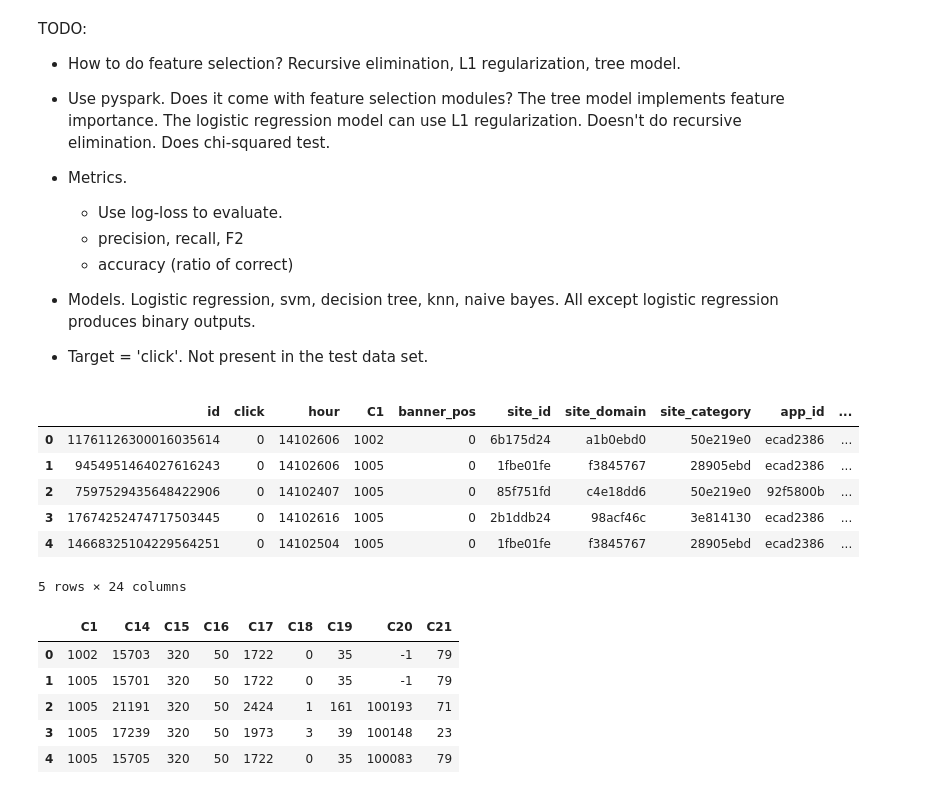
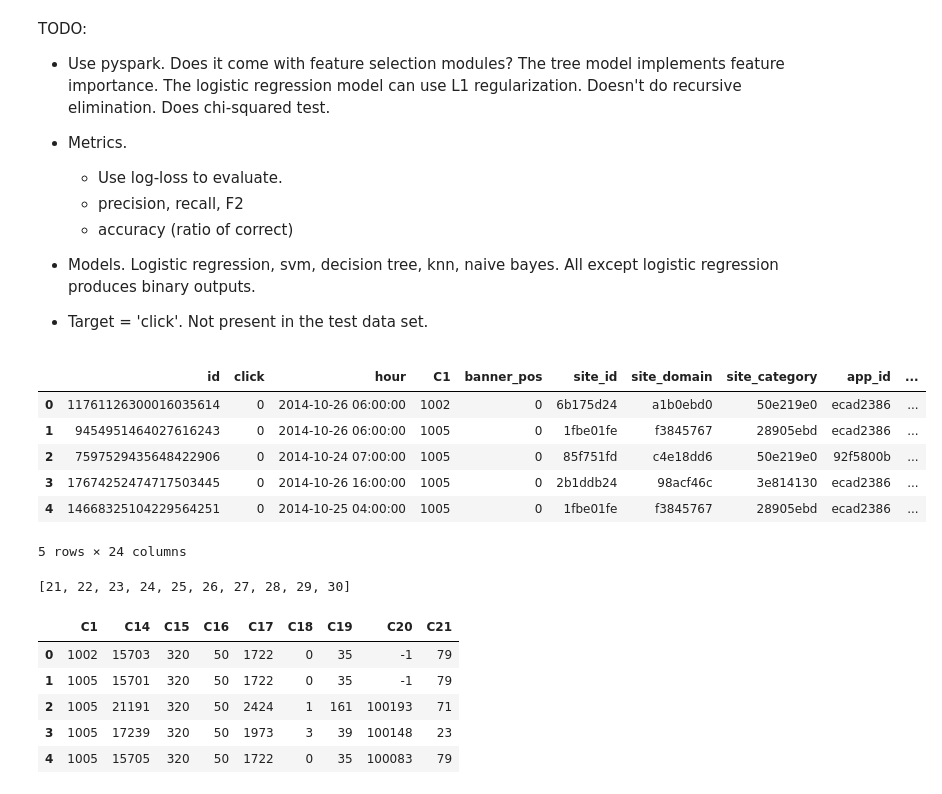
Before and after one commit to atkm/avazu-ctr, a Jupyter notebook: Exploratory.ipynb, the cells around one changed output. Cells and saved outputs as stored; diff of their text form; code cells hidden in the pictures.

```diff
--- a/Exploratory.ipynb
+++ b/Exploratory.ipynb
@@ -1,6 +1,5 @@
 # %% [markdown]
 TODO:
-- How to do feature selection? Recursive elimination, L1 regularization, tree model.
 - Use pyspark. Does it come with feature selection modules?
     The tree model implements feature importance.
     The logistic regression model can use L1 regularization.
@@ -27,15 +26,20 @@ from sklearn.metrics import log_loss
 from sklearn.linear_model import LogisticRegression, LogisticRegressionCV
 # %%
 df = pd.read_csv('data/train_small.csv')
+df.hour = pd.to_datetime(df.hour, format="%y%m%d%H")
 df.head()
 # %% [output]
 |  | id | click | hour | C1 | banner_pos | site_id | site_domain | site_category | app_id | ... |
-| 0 | 11761126300016035614 | 0 | 14102606 | 1002 | 0 | 6b175d24 | a1b0ebd0 | 50e219e0 | ecad2386 | ... |
-| 1 | 9454951464027616243 | 0 | 14102606 | 1005 | 0 | 1fbe01fe | f3845767 | 28905ebd | ecad2386 | ... |
-| 2 | 7597529435648422906 | 0 | 14102407 | 1005 | 0 | 85f751fd | c4e18dd6 | 50e219e0 | 92f5800b | ... |
-| 3 | 17674252474717503445 | 0 | 14102616 | 1005 | 0 | 2b1ddb24 | 98acf46c | 3e814130 | ecad2386 | ... |
-| 4 | 14668325104229564251 | 0 | 14102504 | 1005 | 0 | 1fbe01fe | f3845767 | 28905ebd | ecad2386 | ... |
+| 0 | 11761126300016035614 | 0 | 2014-10-26 06:00:00 | 1002 | 0 | 6b175d24 | a1b0ebd0 | 50e219e0 | ecad2386 | ... |
+| 1 | 9454951464027616243 | 0 | 2014-10-26 06:00:00 | 1005 | 0 | 1fbe01fe | f3845767 | 28905ebd | ecad2386 | ... |
+| 2 | 7597529435648422906 | 0 | 2014-10-24 07:00:00 | 1005 | 0 | 85f751fd | c4e18dd6 | 50e219e0 | 92f5800b | ... |
+| 3 | 17674252474717503445 | 0 | 2014-10-26 16:00:00 | 1005 | 0 | 2b1ddb24 | 98acf46c | 3e814130 | ecad2386 | ... |
+| 4 | 14668325104229564251 | 0 | 2014-10-25 04:00:00 | 1005 | 0 | 1fbe01fe | f3845767 | 28905ebd | ecad2386 | ... |
 5 rows × 24 columns
+# %%
+sorted(df.hour.dt.day.unique())
+# %% [output]
+[21, 22, 23, 24, 25, 26, 27, 28, 29, 30]
 # %%
 # anonymized columns are already indexed.
 anonymized = ['C1'] + ['C' + str(k) for k in range(14,22)]
```
Also changed, not shown: parts of 32 cells of this notebook, 3 other files.
